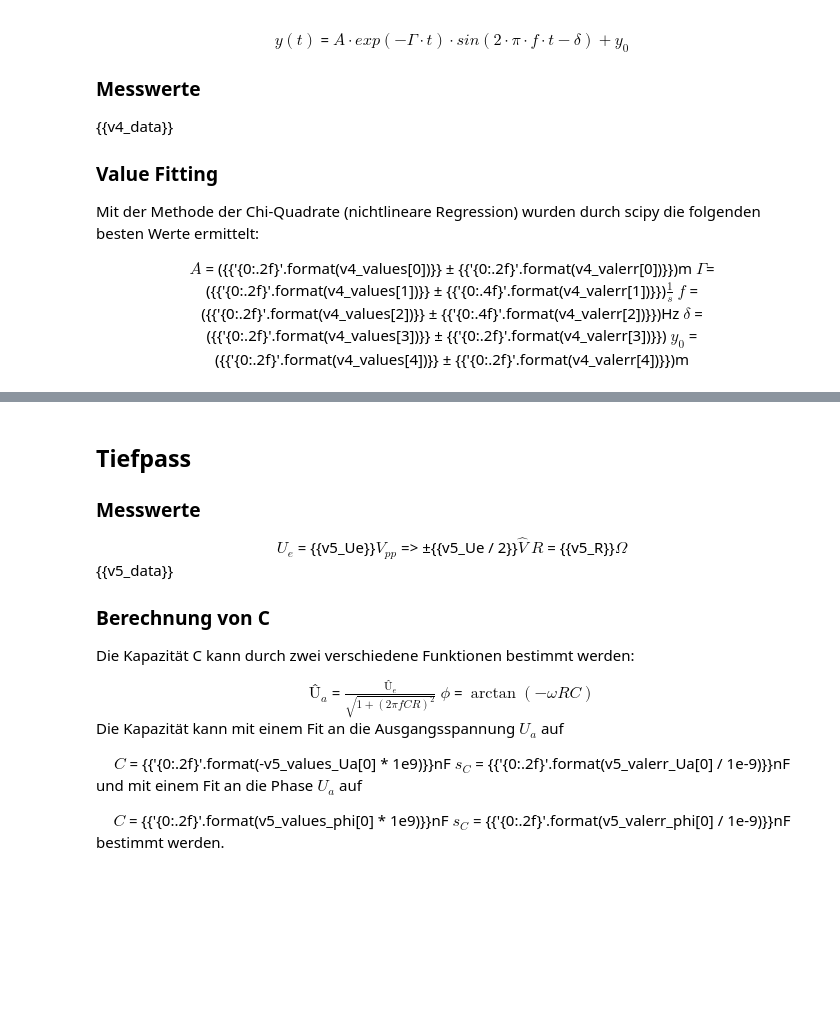
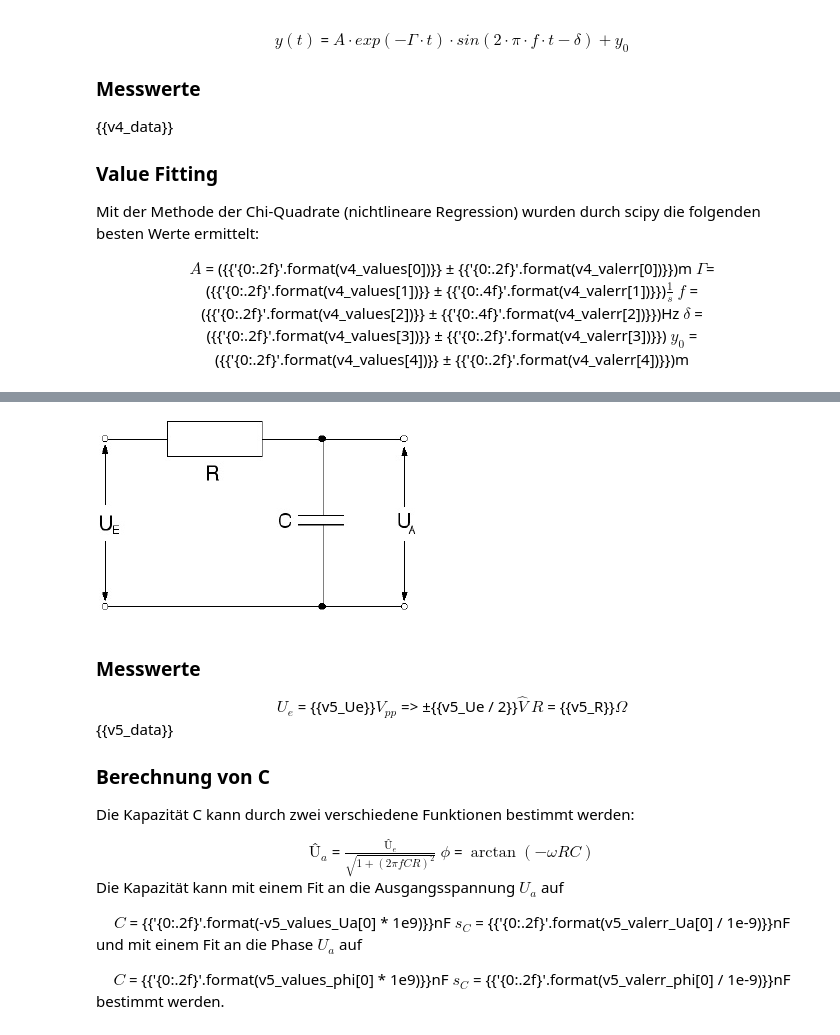
Before and after one commit to Yatekii/glal3, a Jupyter notebook: versuch1/computerversuch.ipynb, the cells around one changed output, grey strips where cells are left out. Cells and saved outputs as stored; diff of their text form; code cells hidden in the pictures; blank space fills up the shorter version.

```diff
--- a/versuch1/computerversuch.ipynb
+++ b/versuch1/computerversuch.ipynb
@@ -369,5 +385,9 @@ v5_data = PrettyTable(list(zip(v5_df['f'], v5_df['Ua'], v5_df['phi'])), entries_
+# %%
+from IPython.display import Image
+Image(filename='images/rc-lowpass.png')
+# %% [output]
+[figure, added]
 # %% [markdown]
-## Tiefpass
 ### Messwerte
 
 <center>
```
Also changed, not shown: parts of 8 cells of this notebook, 4 other files.
